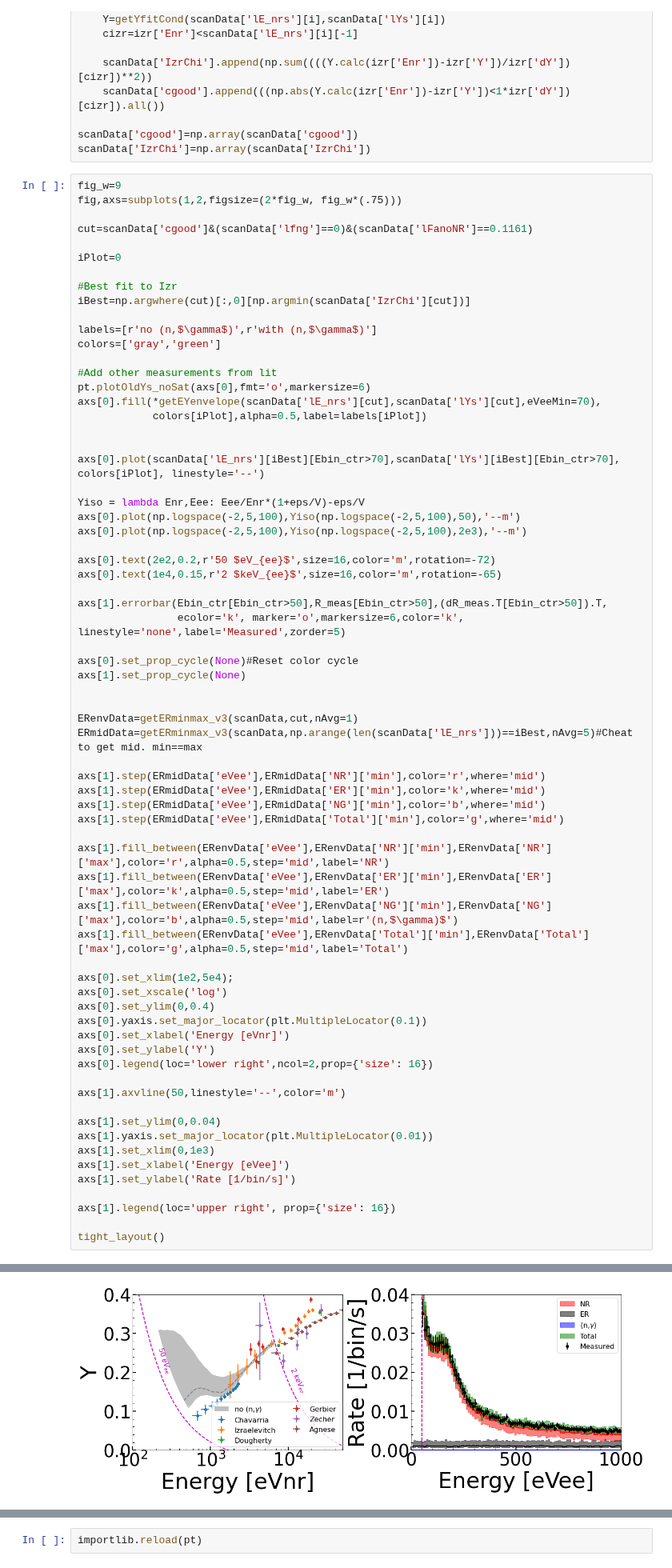
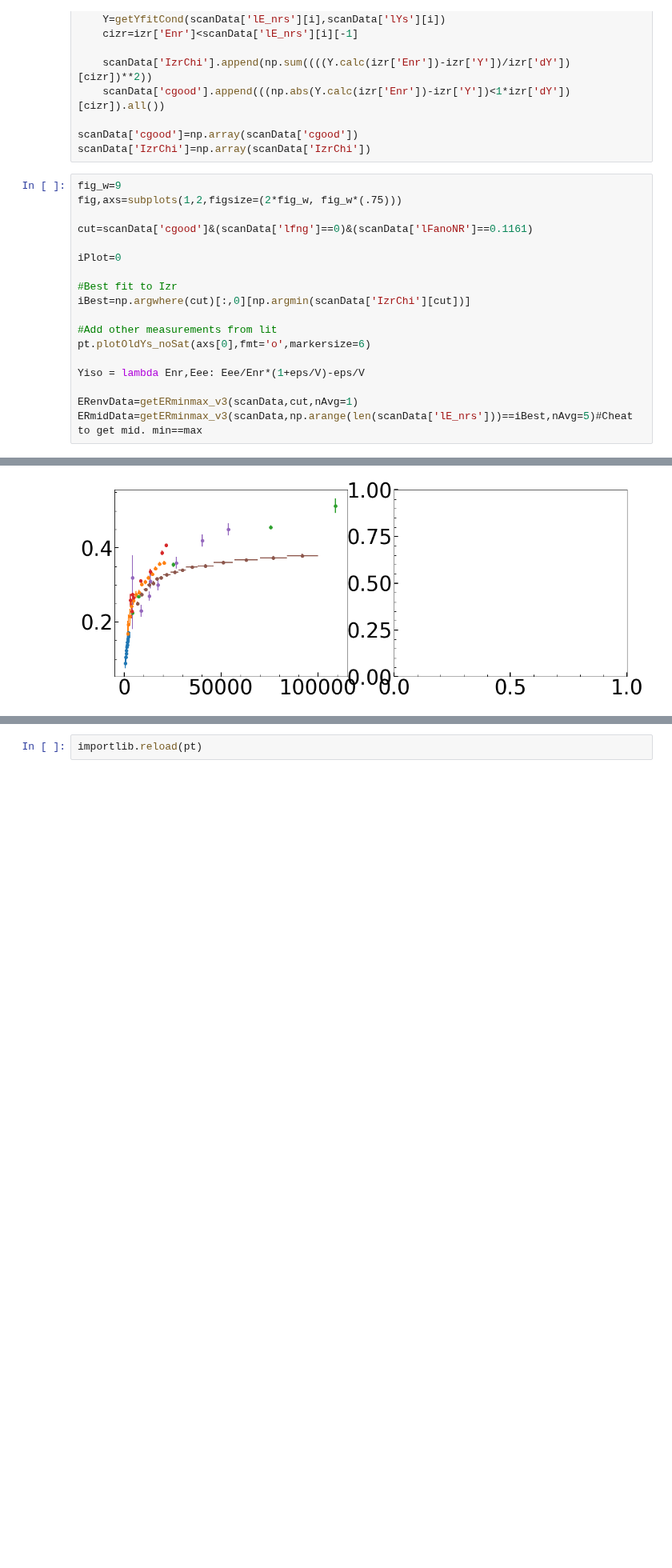
Before and after one commit to villano-lab/nrSiCap, a Jupyter notebook: 2-Additional_Figures/Fig10_Distribution-Yield-Curves-and-Components.ipynb, the cells around one changed output, grey strips where cells are left out. Shown at 80% size. Drawn from its saved outputs; the diff is of its cells as text; blank space fills up the shorter version.

```diff
--- a/2-Additional_Figures/Fig10_Distribution-Yield-Curves-and-Components.ipynb
+++ b/2-Additional_Figures/Fig10_Distribution-Yield-Curves-and-Components.ipynb
@@ -1781,62 +1781,12 @@ iPlot=0
 #Best fit to Izr
 iBest=np.argwhere(cut)[:,0][np.argmin(scanData['IzrChi'][cut])]
 
-labels=[r'no (n,$\gamma$)',r'with (n,$\gamma$)']
-colors=['gray','green']
-
 #Add other measurements from lit
 pt.plotOldYs_noSat(axs[0],fmt='o',markersize=6)
-axs[0].fill(*getEYenvelope(scanData['lE_nrs'][cut],scanData['lYs'][cut],eVeeMin=70),
-            colors[iPlot],alpha=0.5,label=labels[iPlot])
-
-
-axs[0].plot(scanData['lE_nrs'][iBest][Ebin_ctr>70],scanData['lYs'][iBest][Ebin_ctr>70], colors[iPlot], linestyle='--')
 
 Yiso = lambda Enr,Eee: Eee/Enr*(1+eps/V)-eps/V
-axs[0].plot(np.logspace(-2,5,100),Yiso(np.logspace(-2,5,100),50),'--m')
-axs[0].plot(np.logspace(-2,5,100),Yiso(np.logspace(-2,5,100),2e3),'--m')
-
-axs[0].text(2e2,0.2,r'50 $eV_{ee}$',size=16,color='m',rotation=-72)
-axs[0].text(1e4,0.15,r'2 $keV_{ee}$',size=16,color='m',rotation=-65)
-
-axs[1].errorbar(Ebin_ctr[Ebin_ctr>50],R_meas[Ebin_ctr>50],(dR_meas.T[Ebin_ctr>50]).T,
-                ecolor='k', marker='o',markersize=6,color='k', linestyle='none',label='Measured',zorder=5)
-
-axs[0].set_prop_cycle(None)#Reset color cycle
-axs[1].set_prop_cycle(None)
-
 
 ERenvData=getERminmax_v3(scanData,cut,nAvg=1)
 ERmidData=getERminmax_v3(scanData,np.arange(len(scanData['lE_nrs']))==iBest,nAvg=5)#Cheat to get mid. min==max
-
-axs[1].step(ERmidData['eVee'],ERmidData['NR']['min'],color='r',where='mid')
-axs[1].step(ERmidData['eVee'],ERmidData['ER']['min'],color='k',where='mid')
-axs[1].step(ERmidData['eVee'],ERmidData['NG']['min'],color='b',where='mid')
-axs[1].step(ERmidData['eVee'],ERmidData['Total']['min'],color='g',where='mid')
-
-axs[1].fill_between(ERenvData['eVee'],ERenvData['NR']['min'],ERenvData['NR']['max'],color='r',alpha=0.5,step='mid',label='NR')
-axs[1].fill_between(ERenvData['eVee'],ERenvData['ER']['min'],ERenvData['ER']['max'],color='k',alpha=0.5,step='mid',label='ER')
-axs[1].fill_between(ERenvData['eVee'],ERenvData['NG']['min'],ERenvData['NG']['max'],color='b',alpha=0.5,step='mid',label=r'(n,$\gamma)$')
-axs[1].fill_between(ERenvData['eVee'],ERenvData['Total']['min'],ERenvData['Total']['max'],color='g',alpha=0.5,step='mid',label='Total')
-
-axs[0].set_xlim(1e2,5e4);
-axs[0].set_xscale('log')
-axs[0].set_ylim(0,0.4)
-axs[0].yaxis.set_major_locator(plt.MultipleLocator(0.1))
-axs[0].set_xlabel('Energy [eVnr]')
-axs[0].set_ylabel('Y')
-axs[0].legend(loc='lower right',ncol=2,prop={'size': 16})
-
-axs[1].axvline(50,linestyle='--',color='m')
-
-axs[1].set_ylim(0,0.04)
-axs[1].yaxis.set_major_locator(plt.MultipleLocator(0.01))
-axs[1].set_xlim(0,1e3)
-axs[1].set_xlabel('Energy [eVee]')
-axs[1].set_ylabel('Rate [1/bin/s]')
-
-axs[1].legend(loc='upper right', prop={'size': 16})
-
-tight_layout()
 # %% [output]
 findfont: Font family ['Arial'] not found. Falling back to DejaVu Sans.
@@ -1845 +1793 @@ findfont: Font family ['Arial'] not found. Falling back to DejaVu Sans.
-[figure, old version]
+[figure, new version]
```
Also changed, not shown: parts of 21 cells of this notebook, 2 other files.
